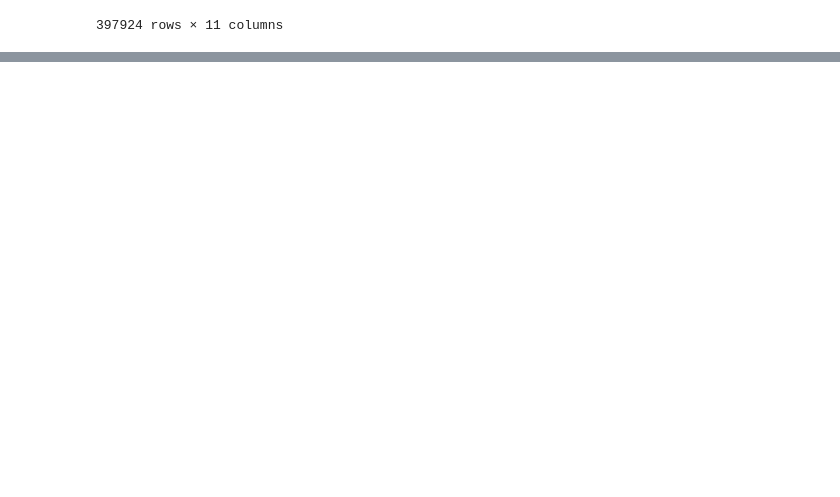
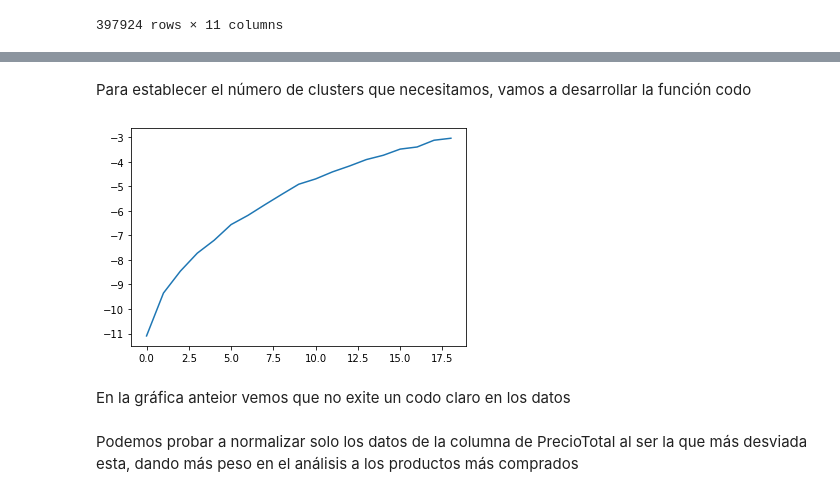
Before and after one commit to SBGuillermo/TFM-AnalisisComercio, a Jupyter notebook: Notebooks/5_Unsupervised_learning.ipynb, the cells around one changed output, grey strips where cells are left out. Saved outputs shown, nothing was run; the diff lists cells and outputs as text; code cells hidden in the pictures; blank space fills up the shorter version.

```diff
--- a/Notebooks/5_Unsupervised_learning.ipynb
+++ b/Notebooks/5_Unsupervised_learning.ipynb
@@ -93,0 +299,7 @@ df = df.drop(['Unnamed: 0','Unnamed: 0.1'], axis=1)
+# %%
+plt.figure(figsize=(15,8))
+for i,col in enumerate(Final_data2.columns):
+  plt.subplot(4,7,i+1)
+  plt.title(col, fontsize='small')
+  plt.hist(Final_data2[col])
+plt.tight_layout()
@@ -93,0 +316,4 @@ df = df.drop(['Unnamed: 0','Unnamed: 0.1'], axis=1)
+# %%
+#para ello utilizamos el método sample que te coge aleatoriamente un número de filas
+Test_data = Final_data.sample(5)
+Test_data
@@ -93,0 +336,4 @@ df = df.drop(['Unnamed: 0','Unnamed: 0.1'], axis=1)
+# %%
+#eliminamos el set de test del total
+Final_data2= Final_data.drop(Test_data.index, axis=0)
+Final_data2
@@ -93,0 +357,4 @@ df = df.drop(['Unnamed: 0','Unnamed: 0.1'], axis=1)
+# %%
+from sklearn import preprocessing
+Normalized_data = preprocessing.Normalizer().fit_transform(Final_data2)
+Normalized_data
@@ -93,0 +375,2 @@ df = df.drop(['Unnamed: 0','Unnamed: 0.1'], axis=1)
+# %% [markdown]
+Para establecer el número de clusters que necesitamos, vamos a desarrollar la función codo
@@ -93,0 +381,12 @@ df = df.drop(['Unnamed: 0','Unnamed: 0.1'], axis=1)
+# %%
+nc = range(1, 20)
+kmeans = [KMeans(n_clusters=i) for i in nc]
+score = [kmeans[i].fit(Normalized_data).score(Normalized_data) for i in range(len(kmeans))]
+
+plt.plot(score);
+# %% [output]
+[figure, added]
+# %% [markdown]
+En la gráfica anteior vemos que no exite un codo claro en los datos
+# %% [markdown]
+Podemos probar a normalizar solo los datos de la columna de PrecioTotal al ser la que más desviada esta, dando más peso en el análisis a los productos más comprados
```
Also changed, not shown: parts of 61 cells of this notebook.
